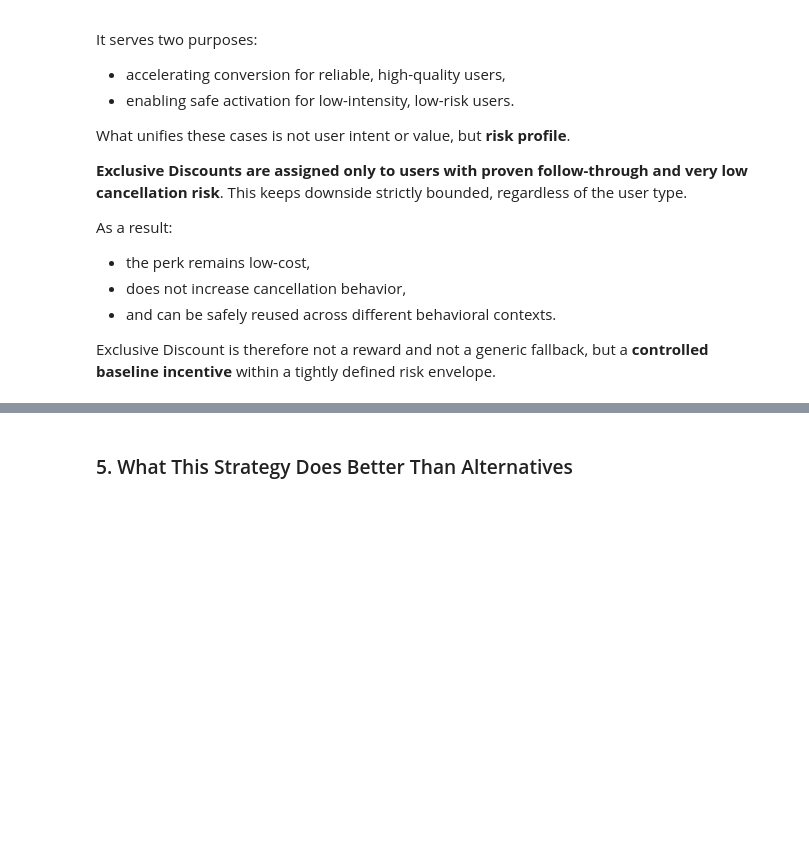
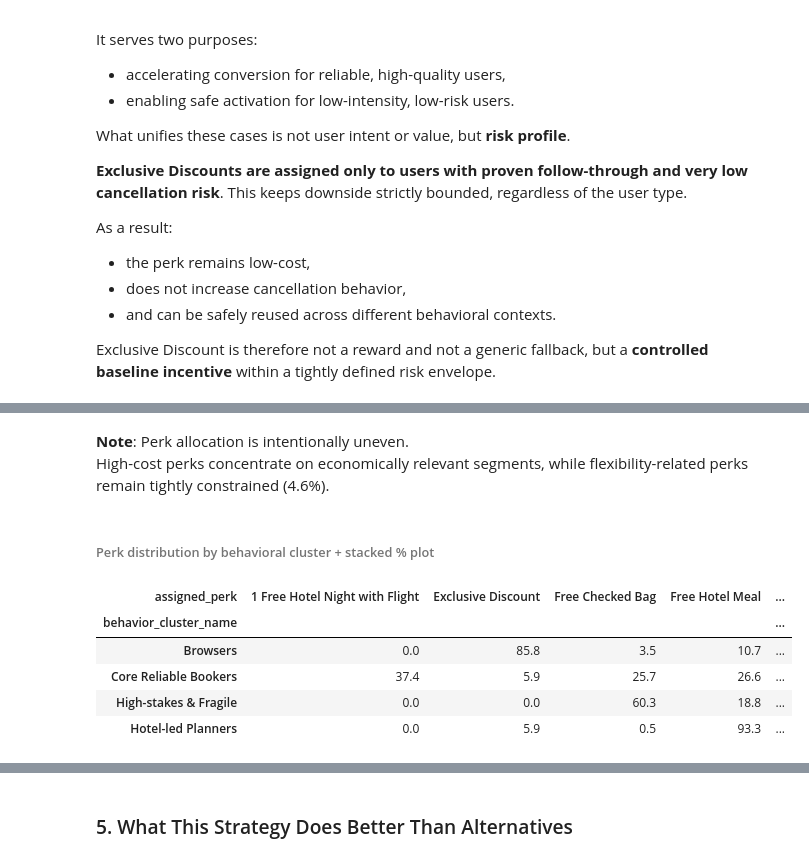
Before and after one commit to MapiAI/TravelTide-Customer-Segmentation, a Jupyter notebook: notebooks/06_evaluation_and_recommendations.ipynb, the cells around one changed output, grey strips where cells are left out. Drawn from its saved outputs; the diff is of its cells as text; code cells hidden in the pictures; blank space fills up the shorter version.

```diff
--- a/notebooks/06_evaluation_and_recommendations.ipynb
+++ b/notebooks/06_evaluation_and_recommendations.ipynb
@@ -368,0 +444,23 @@ Exclusive Discount is therefore not a reward and not a generic fallback, but a *
+# %% [markdown]
+**Note**: Perk allocation is intentionally uneven.
+High-cost perks concentrate on economically relevant segments, while flexibility-related perks remain tightly constrained (4.6%).
+# %% [markdown]
+###### Perk distribution by behavioral cluster + stacked % plot
+# %%
+import matplotlib.pyplot as plt
+
+# Perk allocation within each behavioral cluster (row-normalized percentages)
+cluster_perk = pd.crosstab(
+    df["behavior_cluster_name"],
+    df["assigned_perk"],
+    normalize="index"
+).mul(100).round(1)
+
+cluster_perk
+# %% [output]
+| assigned_perk | 1 Free Hotel Night with Flight | Exclusive Discount | Free Checked Bag | Free Hotel Meal | ... |
+| behavior_cluster_name |  |  |  |  | ... |
+| Browsers | 0.0 | 85.8 | 3.5 | 10.7 | ... |
+| Core Reliable Bookers | 37.4 | 5.9 | 25.7 | 26.6 | ... |
+| High-stakes & Fragile | 0.0 | 0.0 | 60.3 | 18.8 | ... |
+| Hotel-led Planners | 0.0 | 5.9 | 0.5 | 93.3 | ... |
```
Also changed, not shown: parts of 21 cells of this notebook.
